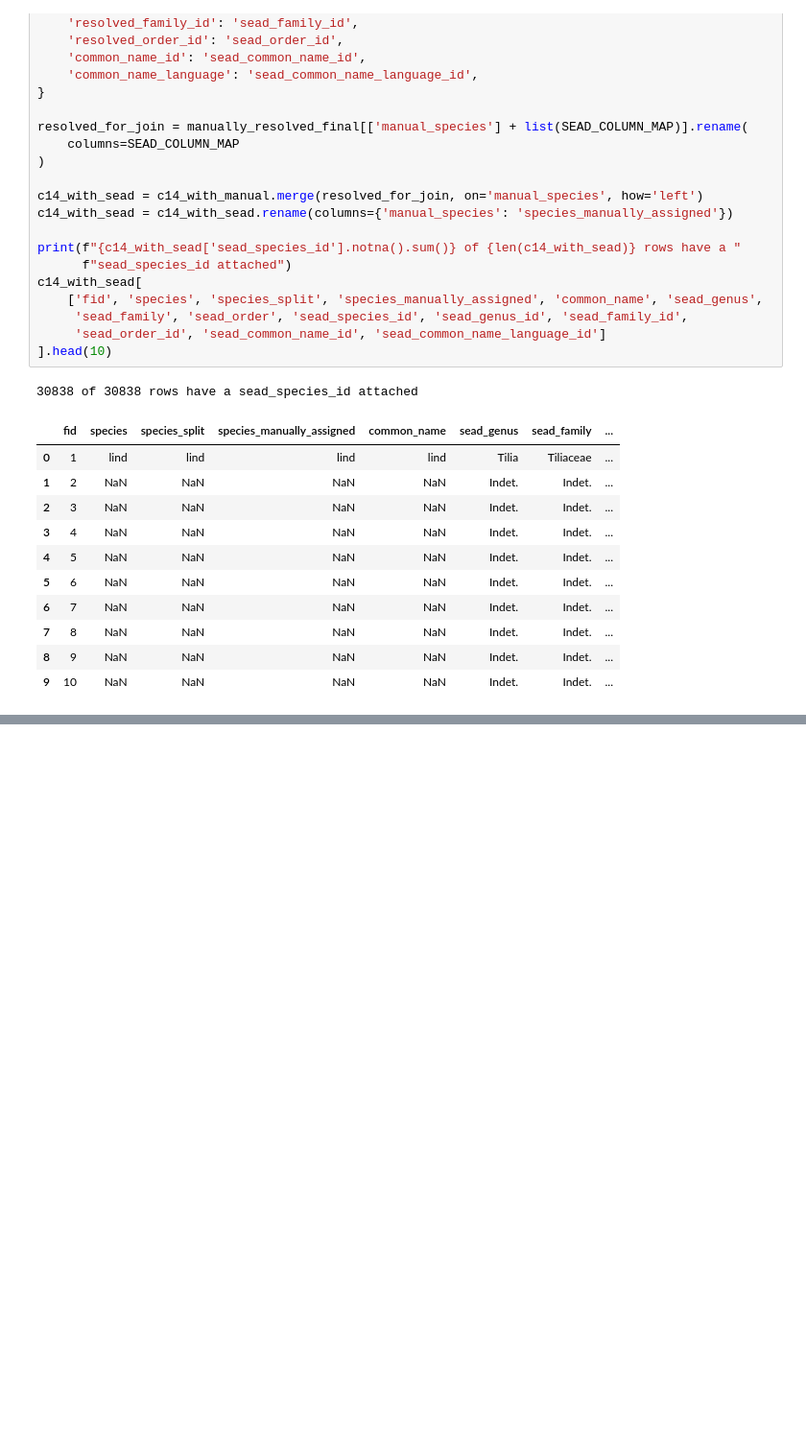
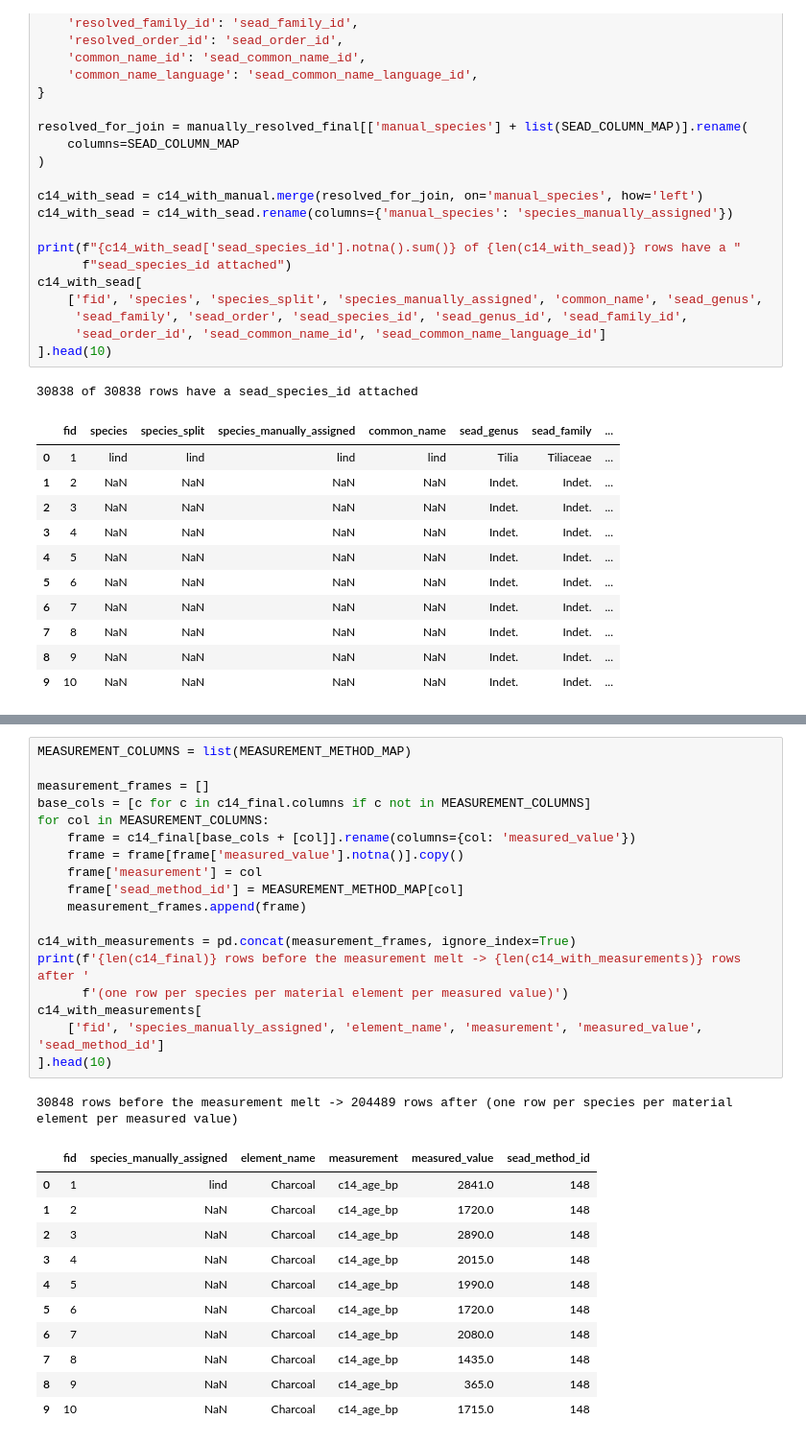
Before and after one commit to Br1CM/sead_strucke_data_cleaning, a Jupyter notebook: notebooks/c14_dataset_tranformation.ipynb, the cells around one changed output, grey strips where cells are left out. Shown at 96% size. Cells and saved outputs as stored; diff of their text form; blank space fills up the shorter version.

```diff
--- a/notebooks/c14_dataset_tranformation.ipynb
+++ b/notebooks/c14_dataset_tranformation.ipynb
@@ -517,0 +817,31 @@ Saved 30838 rows to ..\output\mod_dataset\c14_master_v08_with_sead_taxonomy_v4_3
+# %%
+MEASUREMENT_COLUMNS = list(MEASUREMENT_METHOD_MAP)
+
+measurement_frames = []
+base_cols = [c for c in c14_final.columns if c not in MEASUREMENT_COLUMNS]
+for col in MEASUREMENT_COLUMNS:
+    frame = c14_final[base_cols + [col]].rename(columns={col: 'measured_value'})
+    frame = frame[frame['measured_value'].notna()].copy()
+    frame['measurement'] = col
+    frame['sead_method_id'] = MEASUREMENT_METHOD_MAP[col]
+    measurement_frames.append(frame)
+
+c14_with_measurements = pd.concat(measurement_frames, ignore_index=True)
+print(f'{len(c14_final)} rows before the measurement melt -> {len(c14_with_measurements)} rows after '
+      f'(one row per species per material element per measured value)')
+c14_with_measurements[
+    ['fid', 'species_manually_assigned', 'element_name', 'measurement', 'measured_value', 'sead_method_id']
+].head(10)
+# %% [output]
+30848 rows before the measurement melt -> 204489 rows after (one row per species per material element per measured value)
+|  | fid | species_manually_assigned | element_name | measurement | measured_value | sead_method_id |
+| 0 | 1 | lind | Charcoal | c14_age_bp | 2841.0 | 148 |
+| 1 | 2 | NaN | Charcoal | c14_age_bp | 1720.0 | 148 |
+| 2 | 3 | NaN | Charcoal | c14_age_bp | 2890.0 | 148 |
+| 3 | 4 | NaN | Charcoal | c14_age_bp | 2015.0 | 148 |
+| 4 | 5 | NaN | Charcoal | c14_age_bp | 1990.0 | 148 |
+| 5 | 6 | NaN | Charcoal | c14_age_bp | 1720.0 | 148 |
+| 6 | 7 | NaN | Charcoal | c14_age_bp | 2080.0 | 148 |
+| 7 | 8 | NaN | Charcoal | c14_age_bp | 1435.0 | 148 |
+| 8 | 9 | NaN | Charcoal | c14_age_bp | 365.0 | 148 |
+| 9 | 10 | NaN | Charcoal | c14_age_bp | 1715.0 | 148 |
```
Also changed, not shown: parts of 14 cells of this notebook.
